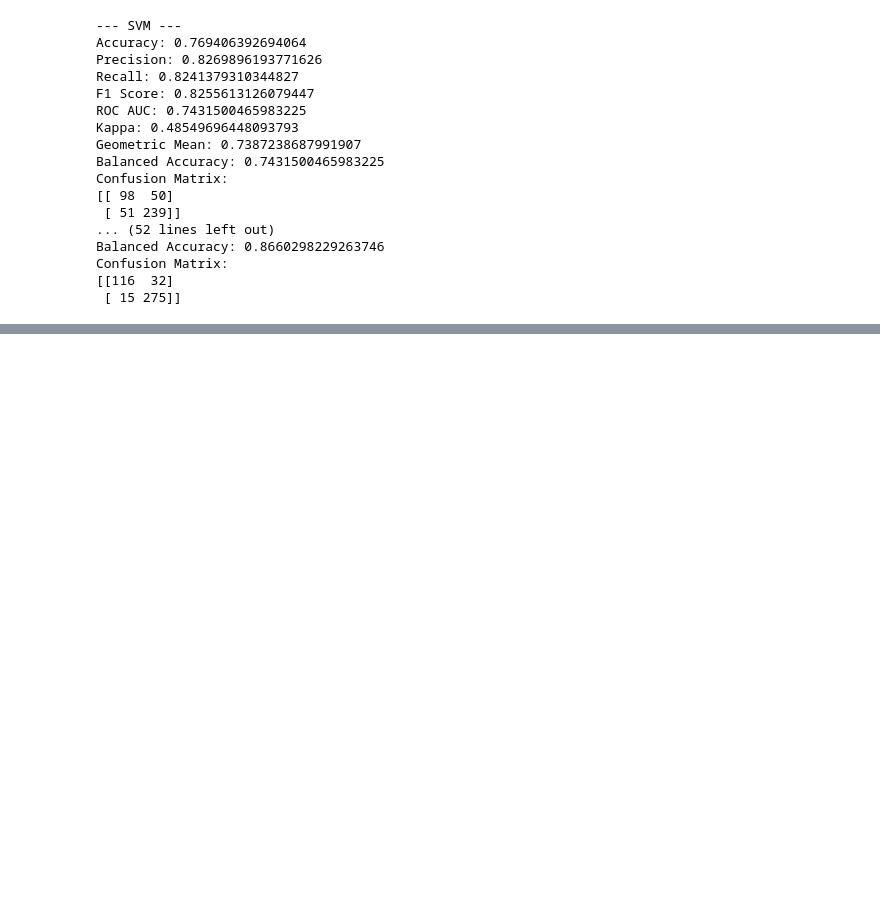
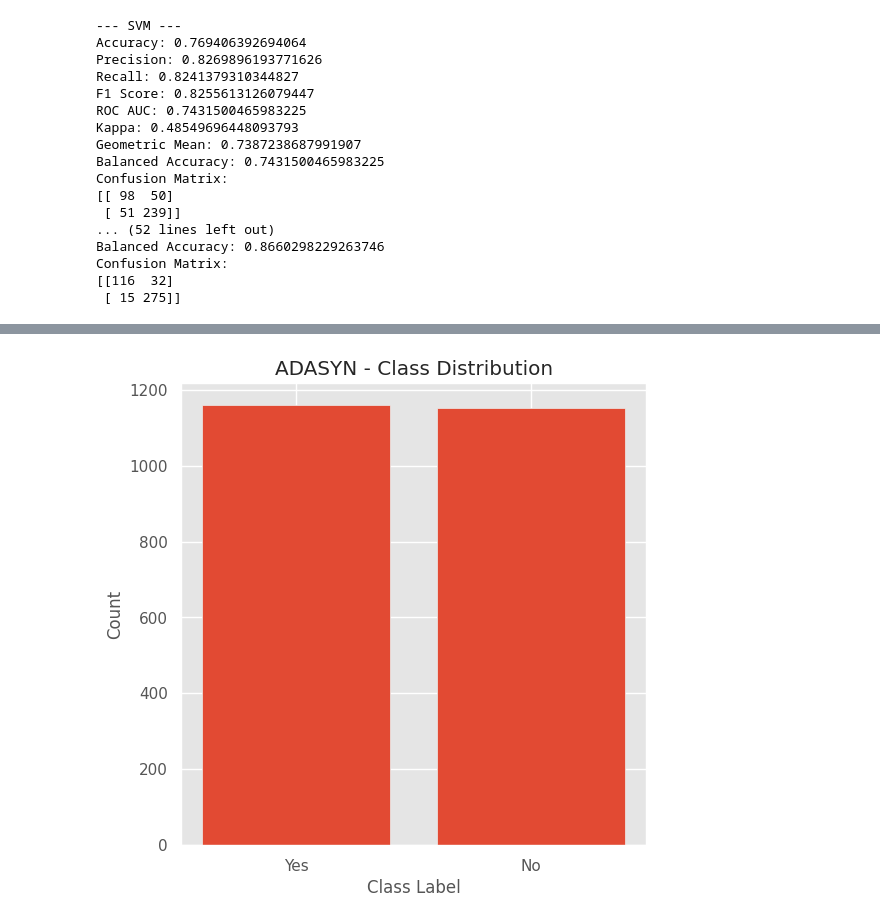
Before and after one commit to tsholofelo-mokheleli/ACIS-2023-New-Zealand, a Jupyter notebook: Experiment.ipynb, the cells around one changed output, grey strips where cells are left out. Drawn from its saved outputs; the diff is of its cells as text; code cells hidden in the pictures; blank space fills up the shorter version.

```diff
--- a/Experiment.ipynb
+++ b/Experiment.ipynb
@@ -329,0 +345,12 @@ Confusion Matrix:
+# %%
+adasyn_counts.index = adasyn_counts.index.map({1: 'Yes', 0: 'No'})
+
+plt.figure(figsize=(6, 6))
+plt.bar(adasyn_counts.index, adasyn_counts.values)
+plt.xlabel('Class Label')
+plt.ylabel('Count')
+plt.title('ADASYN - Class Distribution')
+plt.xticks(adasyn_counts.index)
+plt.show()
+# %% [output]
+[figure, added]
```
Also changed, not shown: parts of 6 cells of this notebook.
